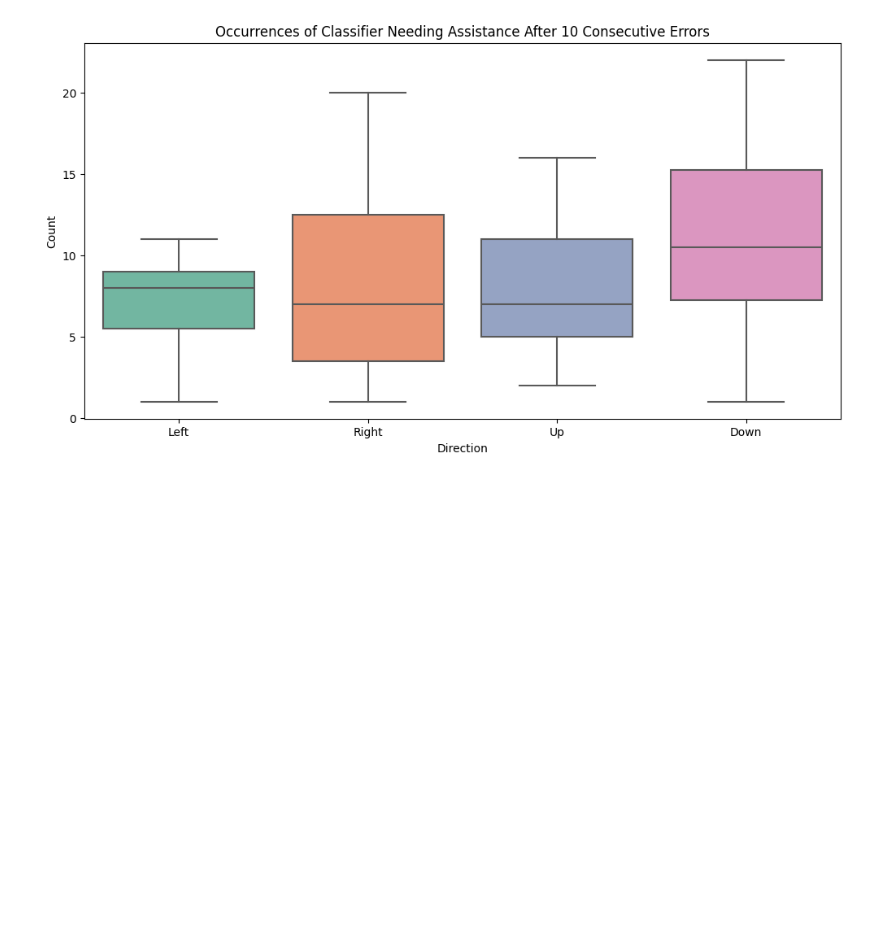
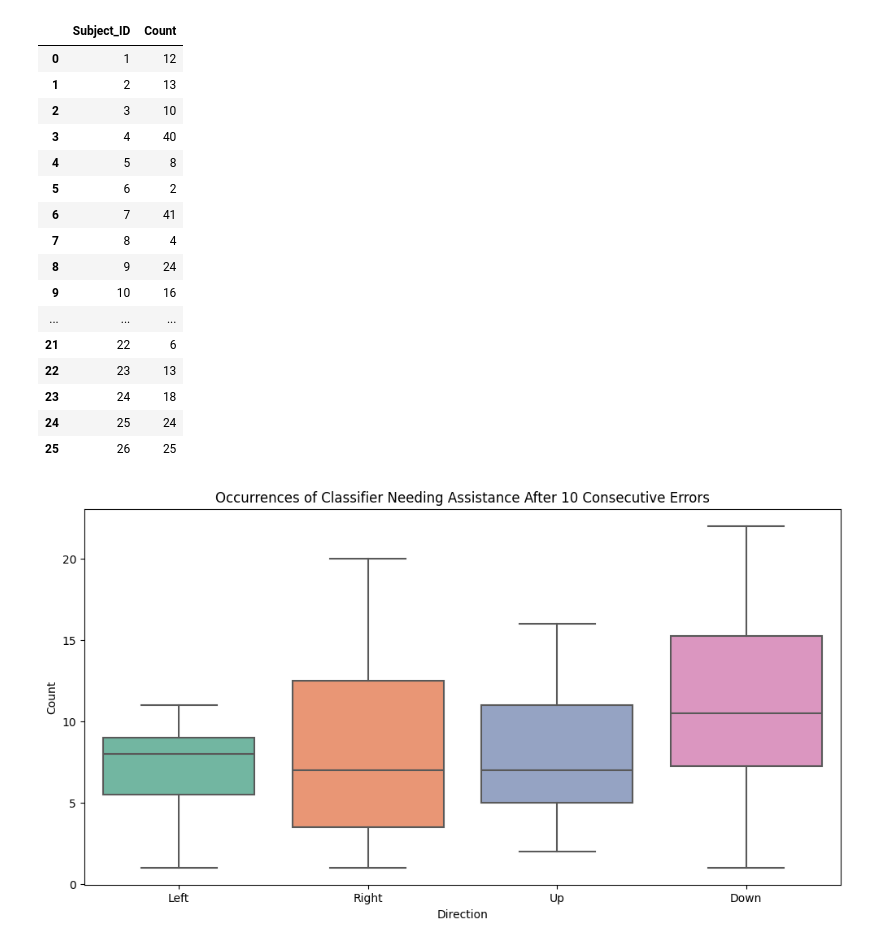
Before and after one commit to AlmaCuevas/EEG-Classifiers-Ensemble, a Jupyter notebook: src/processing_eeg_methods/Explorations/error_counting.ipynb, the cells around one changed output. Cells and saved outputs as stored; diff of their text form; code cells hidden in the pictures; blank space fills up the shorter version.

Commit message:
update error counting and run the EEGconformer for all

```diff
--- a/src/processing_eeg_methods/Explorations/error_counting.ipynb
+++ b/src/processing_eeg_methods/Explorations/error_counting.ipynb
@@ -106,3 +106,24 @@ df
+# %%
+result_df = df.groupby('Subject_ID')['Count'].sum().reset_index()
+result_df
+# %% [output]
+|  | Subject_ID | Count |
+| 0 | 1 | 12 |
+| 1 | 2 | 13 |
+| 2 | 3 | 10 |
+| 3 | 4 | 40 |
+| 4 | 5 | 8 |
+| 5 | 6 | 2 |
+| 6 | 7 | 41 |
+| 7 | 8 | 4 |
+| 8 | 9 | 24 |
+| 9 | 10 | 16 |
+| ... | ... | ... |
+| 21 | 22 | 6 |
+| 22 | 23 | 13 |
+| 23 | 24 | 18 |
+| 24 | 25 | 24 |
+| 25 | 26 | 25 |
 # %%
 import seaborn as sns
 import matplotlib.pyplot as plt
```
Also changed, not shown: parts of 1 cell of this notebook, 1 other file.
